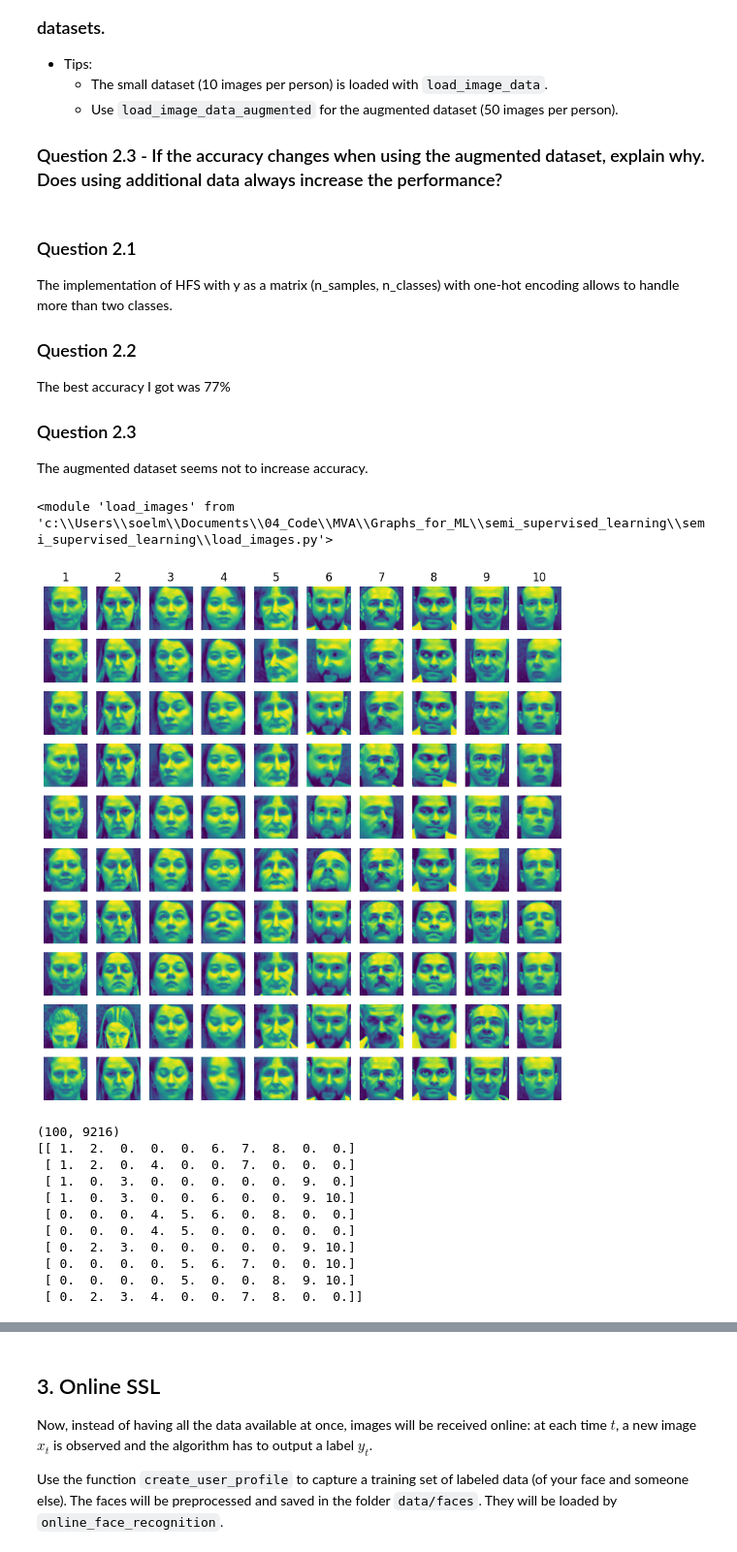
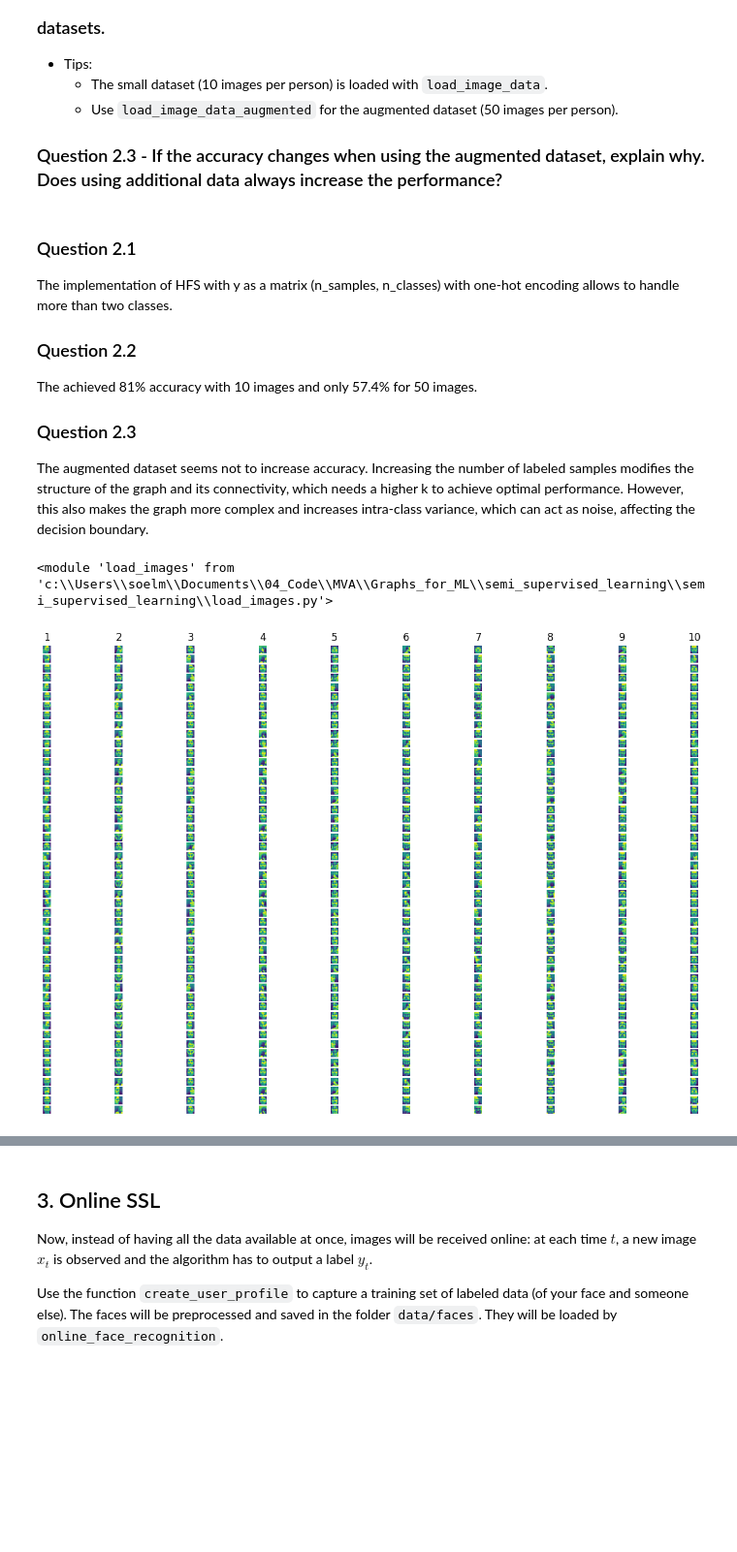
Before and after one commit to SoelMgd/MVA, a Jupyter notebook: Graphs_for_ML/semi_supervised_learning/semi_supervised_learning/SSL.ipynb, the cells around one changed output, grey strips where cells are left out. Shown at 97% size. Drawn from its saved outputs; the diff is of its cells as text; code cells hidden in the pictures; blank space fills up the shorter version.

Commit message:
avance graph SSL

```diff
--- a/Graphs_for_ML/semi_supervised_learning/semi_supervised_learning/SSL.ipynb
+++ b/Graphs_for_ML/semi_supervised_learning/semi_supervised_learning/SSL.ipynb
@@ -320,11 +324,13 @@ The implementation of HFS with y as a matrix (n_samples, n_classes) with one-hot
 
 ### Question 2.2
 
-The best accuracy I got was 77%
+The achieved 81% accuracy with 10 images and only 57.4% for 50 images.
 
 ### Question 2.3
 
 The augmented dataset seems not to increase accuracy.
+Increasing the number of labeled samples modifies the structure of the graph and its connectivity, which needs a higher k to achieve optimal performance.
+However, this also makes the graph more complex and increases intra-class variance, which can act as noise, affecting the decision boundary.
 # %%
 import matplotlib.pyplot as plt
 from imageio import imread
@@ -378,29 +384,19 @@ def preprocess_image(image):
 # %%
 # 10 images per person
 np.random.seed(456)   # set seed, since labels are masked randomly
-images, labels, masked_labels = load_image_data(preprocess_image)
+#images, labels, masked_labels = load_image_data(preprocess_image)
 
 # # 50 images per person
 #images_a, labels_a, masked_labels_a = load_image_data_augmented(preprocess_image)
-#plot_image_data_augmented(images_a)
+images, labels, masked_labels = load_image_data_augmented(preprocess_image)
+plot_image_data_augmented(images)
 
 # Uncomment below if you want to visualize the images
-plot_image_data(images)
-print(images.shape)
-print(masked_labels.reshape(-1, 10))
+#plot_image_data(images)
+#print(images.shape)
+#print(masked_labels.reshape(-1, 10))
 # %% [output]
-[figure, old version]
+[figure, new version]
-(100, 9216)
-[[ 1.  2.  0.  0.  0.  6.  7.  8.  0.  0.]
- [ 1.  2.  0.  4.  0.  0.  7.  0.  0.  0.]
- [ 1.  0.  3.  0.  0.  0.  0.  0.  9.  0.]
- [ 1.  0.  3.  0.  0.  6.  0.  0.  9. 10.]
- [ 0.  0.  0.  4.  5.  6.  0.  8.  0.  0.]
- [ 0.  0.  0.  4.  5.  0.  0.  0.  0.  0.]
- [ 0.  2.  3.  0.  0.  0.  0.  0.  9. 10.]
- [ 0.  0.  0.  0.  5.  6.  7.  0.  0. 10.]
- [ 0.  0.  0.  0.  5.  0.  0.  8.  9. 10.]
- [ 0.  2.  3.  4.  0.  0.  7.  8.  0.  0.]]
 # %%
 # graph Laplacian
 L = build_laplacian_regularized(images,
```
Also changed, not shown: parts of 18 cells of this notebook, 4 other files.
